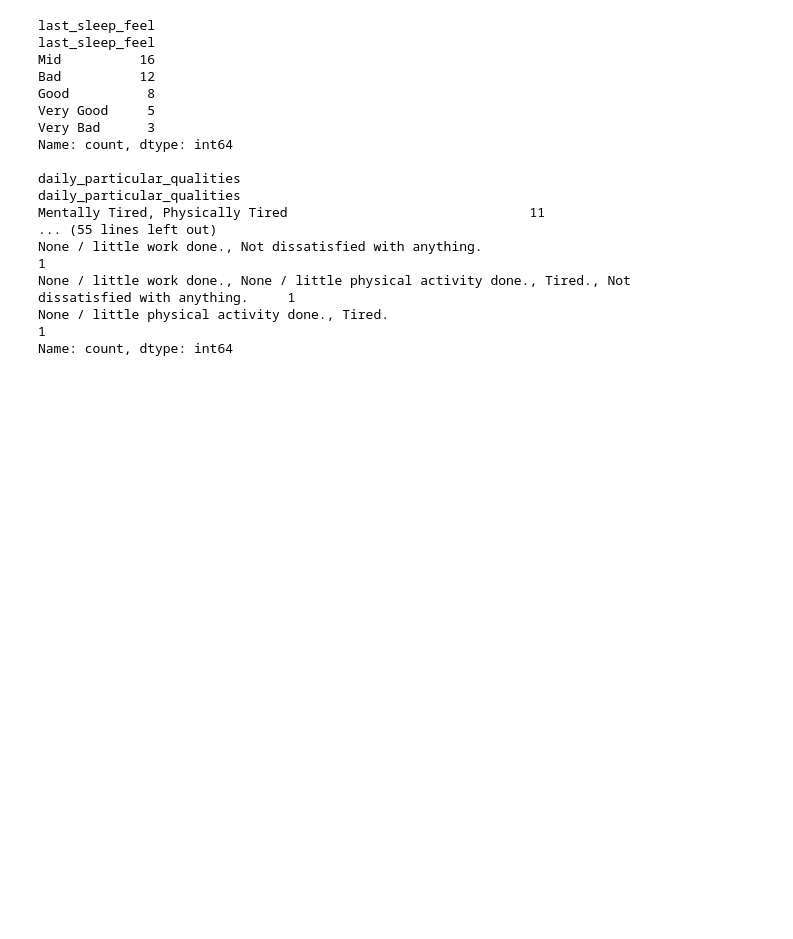
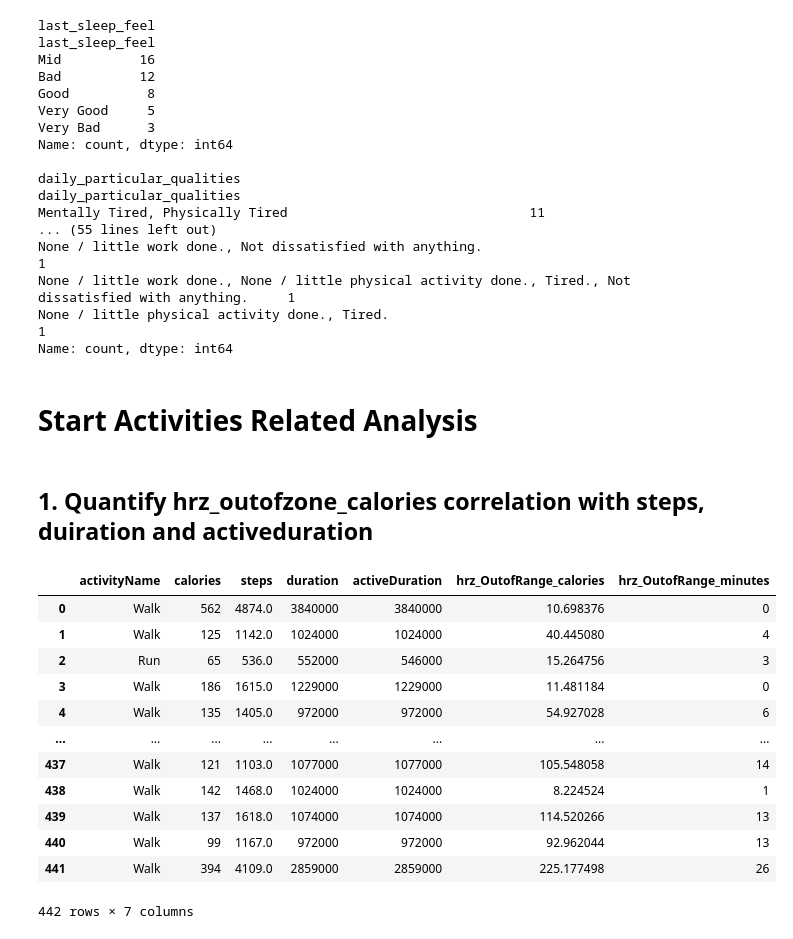
Before and after one commit to Saatvik1/Fishbit, a Jupyter notebook: notebooks/7.0-ss-secondaryEDA.ipynb, the cells around one changed output. Cells and saved outputs as stored; diff of their text form; code cells hidden in the pictures; blank space fills up the shorter version.

```diff
--- a/notebooks/7.0-ss-secondaryEDA.ipynb
+++ b/notebooks/7.0-ss-secondaryEDA.ipynb
@@ -365,0 +378,22 @@ dissatisfied_sentiment_mapping = {
+# %% [markdown]
+# Start Activities Related Analysis
+# %% [markdown]
+## 1. Quantify hrz_outofzone_calories correlation with steps, duiration and activeduration
+# %%
+temp_study = activities_df[['activityName', 'calories', 'steps', 'duration', 'activeDuration', 'hrz_OutofRange_calories', 'hrz_OutofRange_minutes']]
+temp_study_num = temp_study.iloc[:,1:]
+temp_study
+# %% [output]
+|  | activityName | calories | steps | duration | activeDuration | hrz_OutofRange_calories | hrz_OutofRange_minutes |
+| 0 | Walk | 562 | 4874.0 | 3840000 | 3840000 | 10.698376 | 0 |
+| 1 | Walk | 125 | 1142.0 | 1024000 | 1024000 | 40.445080 | 4 |
+| 2 | Run | 65 | 536.0 | 552000 | 546000 | 15.264756 | 3 |
+| 3 | Walk | 186 | 1615.0 | 1229000 | 1229000 | 11.481184 | 0 |
+| 4 | Walk | 135 | 1405.0 | 972000 | 972000 | 54.927028 | 6 |
+| ... | ... | ... | ... | ... | ... | ... | ... |
+| 437 | Walk | 121 | 1103.0 | 1077000 | 1077000 | 105.548058 | 14 |
+| 438 | Walk | 142 | 1468.0 | 1024000 | 1024000 | 8.224524 | 1 |
+| 439 | Walk | 137 | 1618.0 | 1074000 | 1074000 | 114.520266 | 13 |
+| 440 | Walk | 99 | 1167.0 | 972000 | 972000 | 92.962044 | 13 |
+| 441 | Walk | 394 | 4109.0 | 2859000 | 2859000 | 225.177498 | 26 |
+442 rows × 7 columns
```
Also changed, not shown: parts of 15 cells of this notebook, 1 other file.
